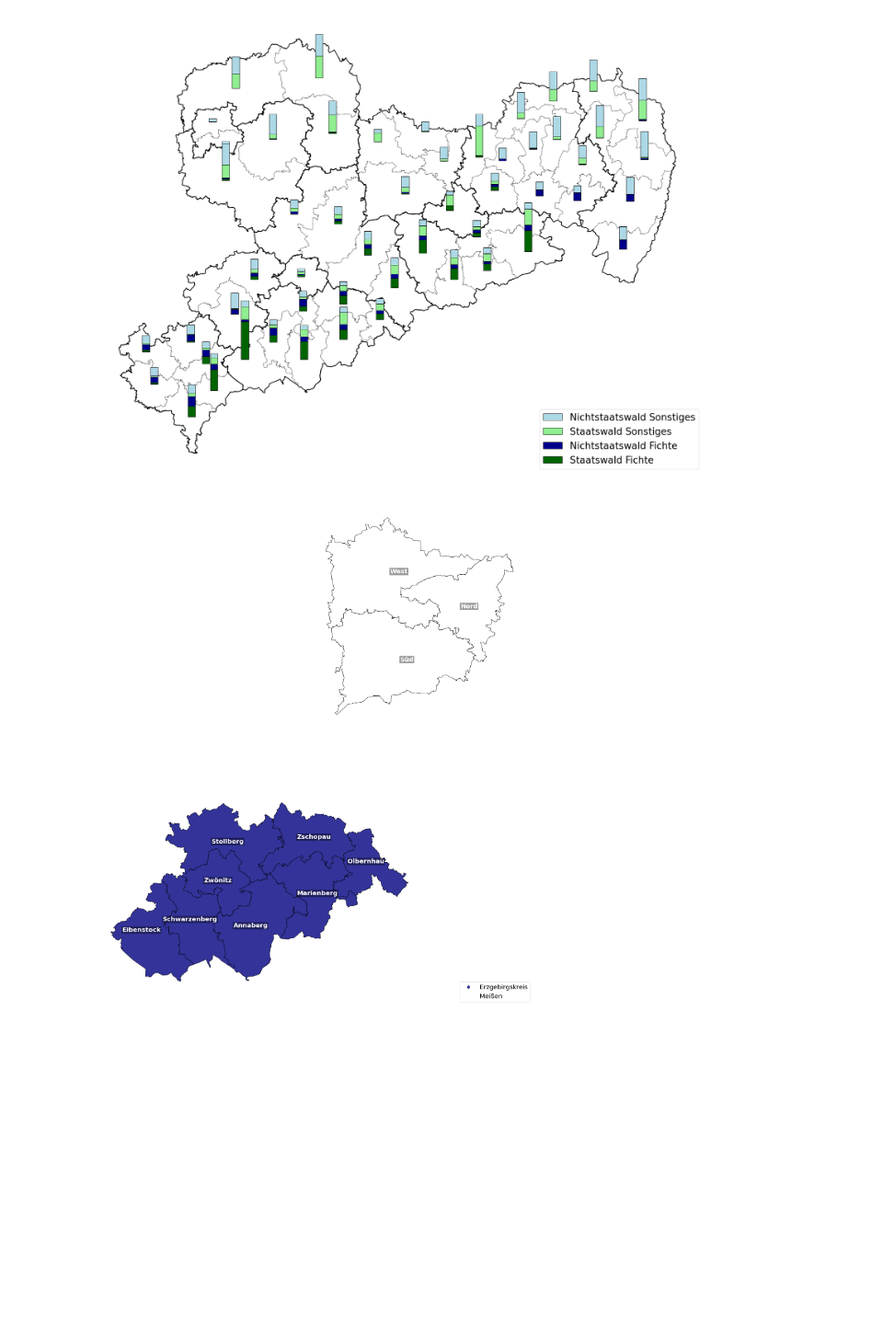
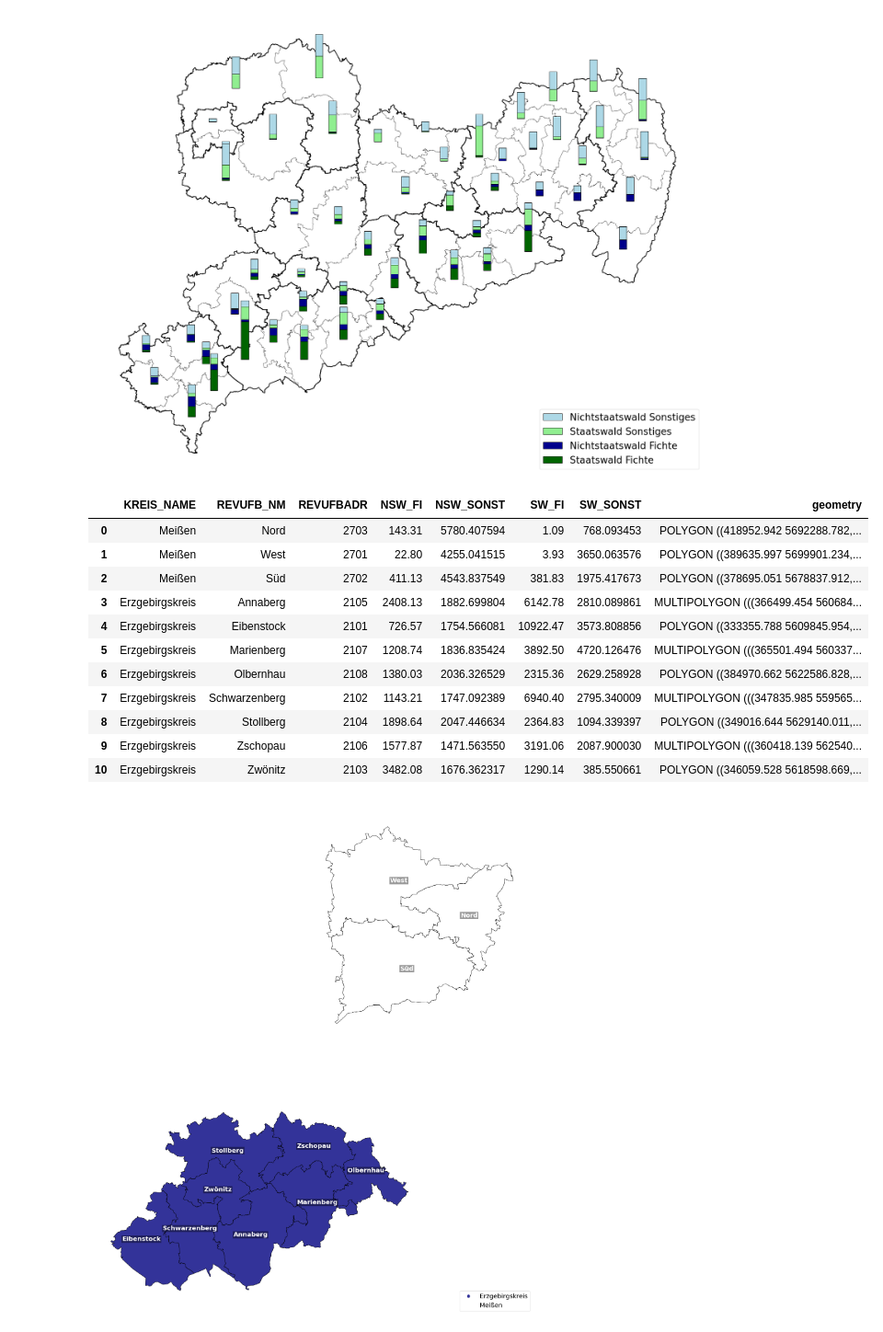
Before and after one commit to ho-ya/Bark_Beetle_Sachsenforst, a Jupyter notebook: 0_Preface.ipynb, the cells around one changed output. Shown at 92% size. Cells and saved outputs as stored; diff of their text form; code cells hidden in the pictures; blank space fills up the shorter version.

```diff
--- a/0_Preface.ipynb
+++ b/0_Preface.ipynb
@@ -113,6 +113,20 @@ plt.axis('off');
 [figure]
 # %%
 data_old = gpd.read_file(r'data_raw/shape/ufb_rev_vorUmstrukturierungen.shp', encoding='utf-8')
+data_old.head(12)
+# %% [output]
+|  | KREIS_NAME | REVUFB_NM | REVUFBADR | NSW_FI | NSW_SONST | SW_FI | SW_SONST | geometry |
+| 0 | Meißen | Nord | 2703 | 143.31 | 5780.407594 | 1.09 | 768.093453 | POLYGON ((418952.942 5692288.782,... |
+| 1 | Meißen | West | 2701 | 22.80 | 4255.041515 | 3.93 | 3650.063576 | POLYGON ((389635.997 5699901.234,... |
+| 2 | Meißen | Süd | 2702 | 411.13 | 4543.837549 | 381.83 | 1975.417673 | POLYGON ((378695.051 5678837.912,... |
+| 3 | Erzgebirgskreis | Annaberg | 2105 | 2408.13 | 1882.699804 | 6142.78 | 2810.089861 | MULTIPOLYGON (((366499.454 560684... |
+| 4 | Erzgebirgskreis | Eibenstock | 2101 | 726.57 | 1754.566081 | 10922.47 | 3573.808856 | POLYGON ((333355.788 5609845.954,... |
+| 5 | Erzgebirgskreis | Marienberg | 2107 | 1208.74 | 1836.835424 | 3892.50 | 4720.126476 | MULTIPOLYGON (((365501.494 560337... |
+| 6 | Erzgebirgskreis | Olbernhau | 2108 | 1380.03 | 2036.326529 | 2315.36 | 2629.258928 | POLYGON ((384970.662 5622586.828,... |
+| 7 | Erzgebirgskreis | Schwarzenberg | 2102 | 1143.21 | 1747.092389 | 6940.40 | 2795.340009 | MULTIPOLYGON (((347835.985 559565... |
+| 8 | Erzgebirgskreis | Stollberg | 2104 | 1898.64 | 2047.446634 | 2364.83 | 1094.339397 | POLYGON ((349016.644 5629140.011,... |
+| 9 | Erzgebirgskreis | Zschopau | 2106 | 1577.87 | 1471.563550 | 3191.06 | 2087.900030 | MULTIPOLYGON (((360418.139 562540... |
+| 10 | Erzgebirgskreis | Zwönitz | 2103 | 3482.08 | 1676.362317 | 1290.14 | 385.550661 | POLYGON ((346059.528 5618598.669,... |
 # %%
 data_old['coords'] = data_old['geometry'].apply(lambda x: x.representative_point().coords[:])
 data_old['coords'] = [coords[0] for coords in data_old['coords']]
```
Also changed, not shown: 2 other files.
